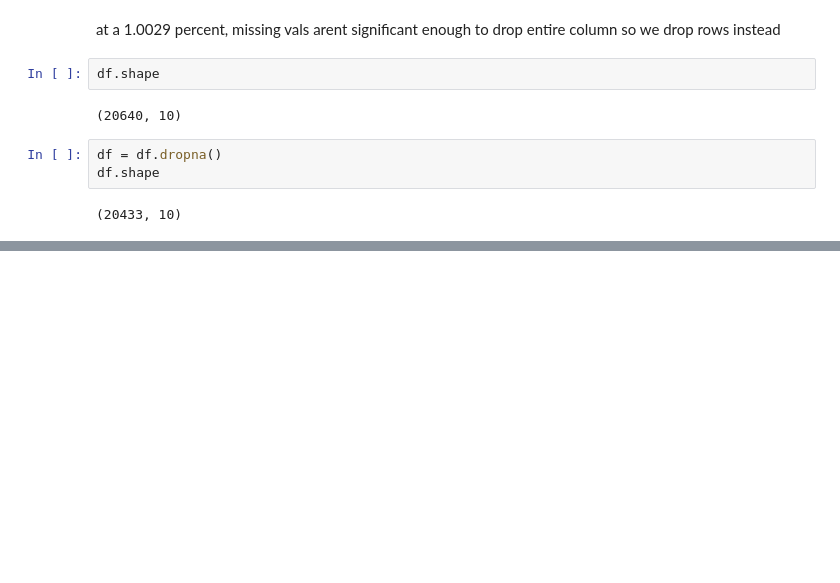
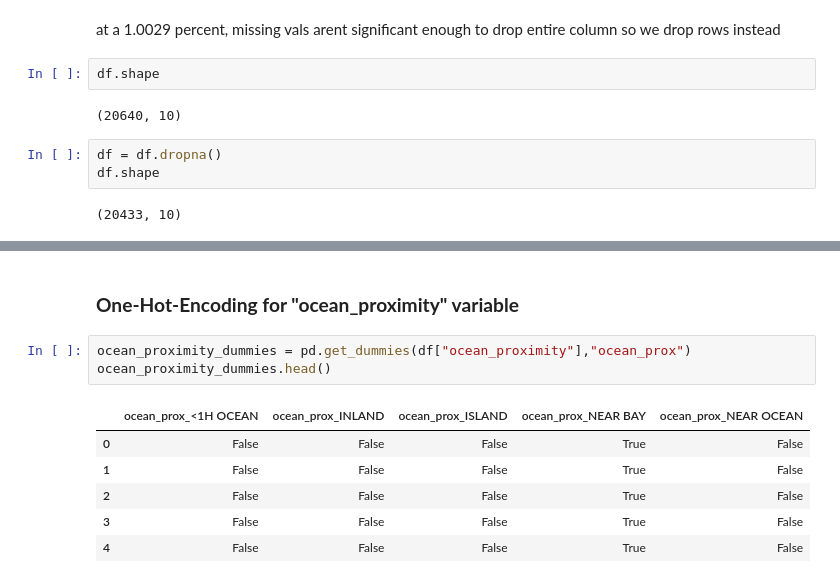
Before and after one commit to MiruSTAT/ML-HousePrices, a Jupyter notebook: Linear-Regression.ipynb, the cells around one changed output, grey strips where cells are left out. Cells and saved outputs as stored; diff of their text form; blank space fills up the shorter version.

```diff
--- a/Linear-Regression.ipynb
+++ b/Linear-Regression.ipynb
@@ -92,0 +110,12 @@ SyntaxError: invalid syntax (2022262811.py, line 2)
+# %% [markdown]
+### **One-Hot-Encoding for "ocean_proximity" variable**
+# %%
+ocean_proximity_dummies = pd.get_dummies(df["ocean_proximity"],"ocean_prox")
+ocean_proximity_dummies.head()
+# %% [output]
+|  | ocean_prox_<1H OCEAN | ocean_prox_INLAND | ocean_prox_ISLAND | ocean_prox_NEAR BAY | ocean_prox_NEAR OCEAN |
+| 0 | False | False | False | True | False |
+| 1 | False | False | False | True | False |
+| 2 | False | False | False | True | False |
+| 3 | False | False | False | True | False |
+| 4 | False | False | False | True | False |
```
Also changed, not shown: parts of 15 cells of this notebook.
